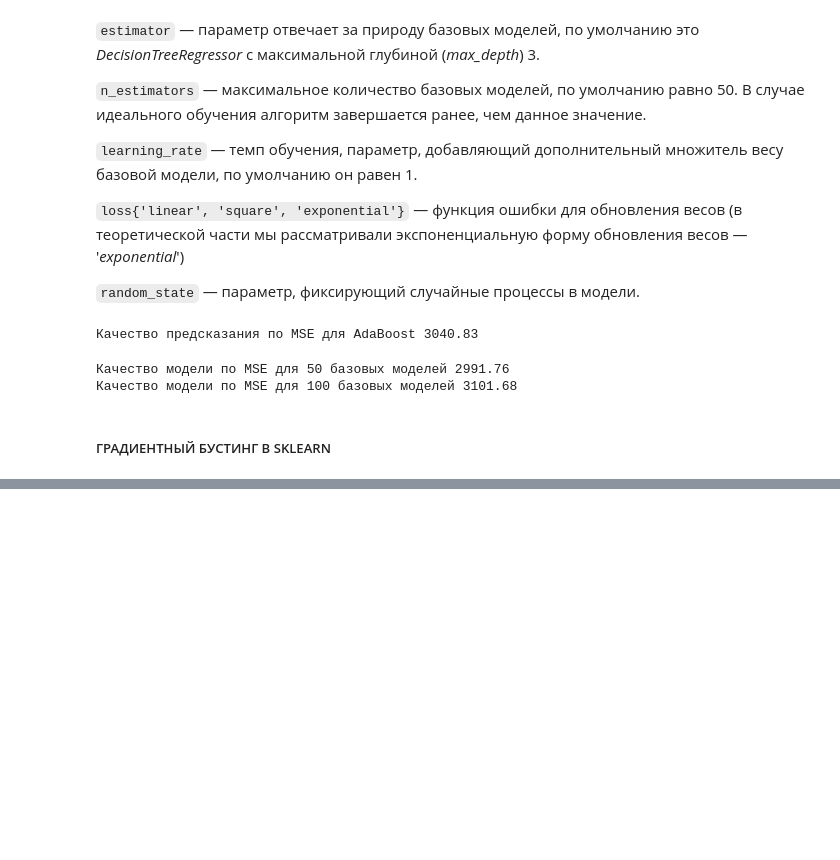
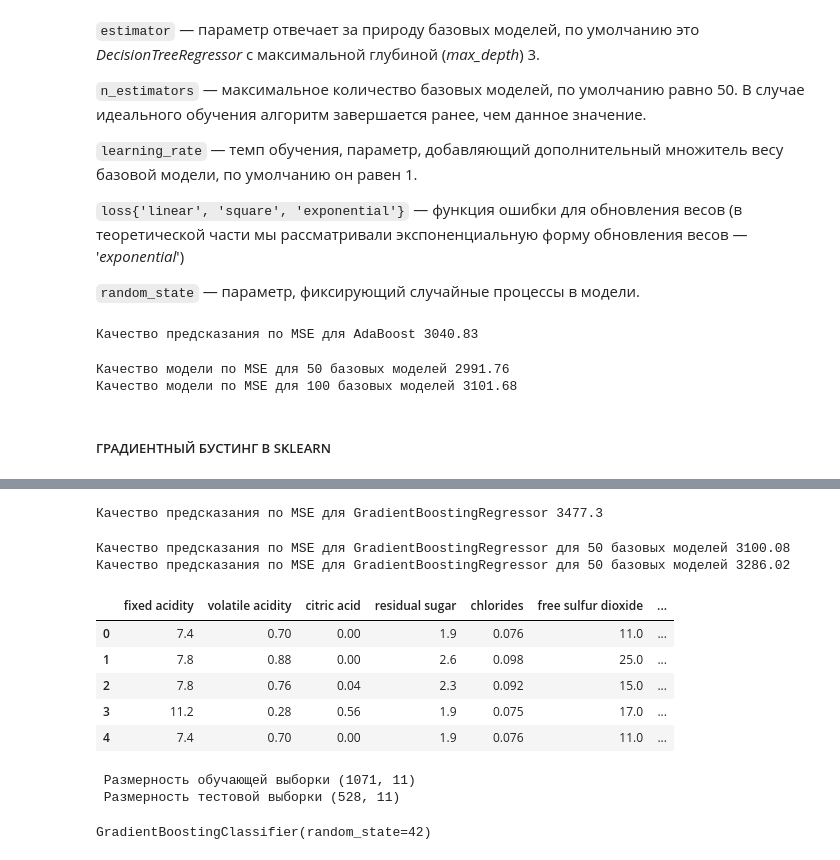
Before and after one commit to Blooodniy/SF_DS, a Jupyter notebook: ML/ML-8. Продвинутые методы машинного обучения/ML-8.ipynb, the cells around one changed output, grey strips where cells are left out. Cells and saved outputs as stored; diff of their text form; code cells hidden in the pictures; blank space fills up the shorter version.

```diff
--- a/ML/ML-8. Продвинутые методы машинного обучения/ML-8.ipynb
+++ b/ML/ML-8. Продвинутые методы машинного обучения/ML-8.ipynb
@@ -299,0 +314,46 @@ print(f'Качество модели по MSE для 100 базовых мод
+# %%
+from sklearn.ensemble import GradientBoostingRegressor
+
+# Создаем объект класса градиентный бустинг
+gb = GradientBoostingRegressor(
+    max_depth=3, #максимальная глубина дерева
+    n_estimators=10, #количество деревьев в ансамбле
+    random_state=42 #датчик генератора случайных чисел
+)
+
+# Обучаем модель
+gb.fit(X_train, y_train)
+
+# Формируем предсказание для тестовой выборки
+gb_pred  = gb.predict(X_test)
+
+# Оцениваем качество по метрике MSE
+print(f'Качество предсказания по MSE для GradientBoostingRegressor {round(mean_squared_error(y_test, gb_pred),2)}')
+# Будет выведено:
+# Качество предсказания по MSE для GradientBoosting 3477.3
+# %% [output]
+Качество предсказания по MSE для GradientBoostingRegressor 3477.3
+# %%
+# Задание 4.5
+# Измените количество базовых моделей с 10 до 50 и 100. В качестве ответа приведите полученные результаты, округленные до второго знака после запятой.
+# Если второе число после запятой равно нулю, округлите до одного знака: например 10.10 необходимо округлить до 10.1. Остальные параметры оставьте неизменными.
+gb_n50 = GradientBoostingRegressor(
+    max_depth=3,
+    n_estimators=50,
+    random_state=42
+)
+gb_n50.fit(X_train, y_train)
+gb_n50_pred  = gb_n50.predict(X_test)
+print(f'Качество предсказания по MSE для GradientBoostingRegressor для 50 базовых моделей {round(mean_squared_error(y_test, gb_n50_pred),2)}')
+
+gb_n100 = GradientBoostingRegressor(
+    max_depth=3,
+    n_estimators=100,
+    random_state=42
+)
+gb_n100.fit(X_train, y_train)
+gb_n100_pred  = gb_n100.predict(X_test)
+print(f'Качество предсказания по MSE для GradientBoostingRegressor для 50 базовых моделей {round(mean_squared_error(y_test, gb_n100_pred),2)}')
+# %% [output]
+Качество предсказания по MSE для GradientBoostingRegressor для 50 базовых моделей 3100.08
+Качество предсказания по MSE для GradientBoostingRegressor для 50 базовых моделей 3286.02
@@ -299,0 +363,10 @@ print(f'Качество модели по MSE для 100 базовых мод
+# %%
+df = pd.read_csv('data/winequality-red.csv', sep = ';')
+df.head(5)
+# %% [output]
+|  | fixed acidity | volatile acidity | citric acid | residual sugar | chlorides | free sulfur dioxide | ... |
+| 0 | 7.4 | 0.70 | 0.00 | 1.9 | 0.076 | 11.0 | ... |
+| 1 | 7.8 | 0.88 | 0.00 | 2.6 | 0.098 | 25.0 | ... |
+| 2 | 7.8 | 0.76 | 0.04 | 2.3 | 0.092 | 15.0 | ... |
+| 3 | 11.2 | 0.28 | 0.56 | 1.9 | 0.075 | 17.0 | ... |
+| 4 | 7.4 | 0.70 | 0.00 | 1.9 | 0.076 | 11.0 | ... |
@@ -299,0 +378,13 @@ print(f'Качество модели по MSE для 100 базовых мод
+# %%
+# Разделим выборку на тренировочную и тестовую
+X_train, X_test, y_train, y_test = train_test_split(
+    X, y, test_size=0.33, random_state=42)
+# Посмотрим на размерности выборок
+print(f' Размерность обучающей выборки {X_train.shape}')
+print(f' Размерность тестовой выборки {X_test.shape}')
+# Будет выведено:
+# Размерность обучающей выборки (1071, 11)
+# Размерность тестовой выборки (528, 11)
+# %% [output]
+ Размерность обучающей выборки (1071, 11)
+ Размерность тестовой выборки (528, 11)
@@ -299,0 +400,5 @@ print(f'Качество модели по MSE для 100 базовых мод
+# %%
+# Обучаем модель
+gb.fit(X_train, y_train)
+# %% [output]
+GradientBoostingClassifier(random_state=42)
```
Also changed, not shown: parts of 10 cells of this notebook, 1 other file.
